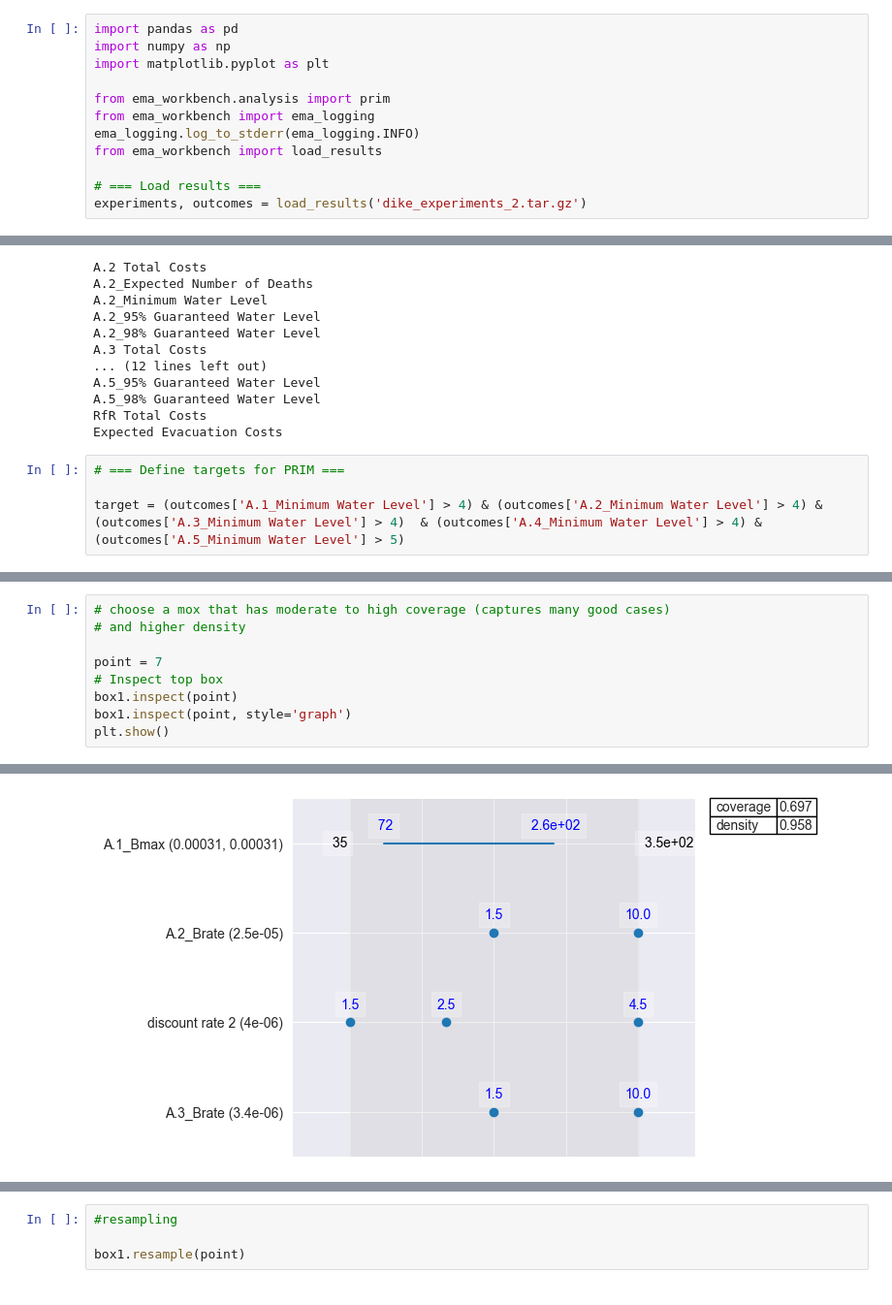
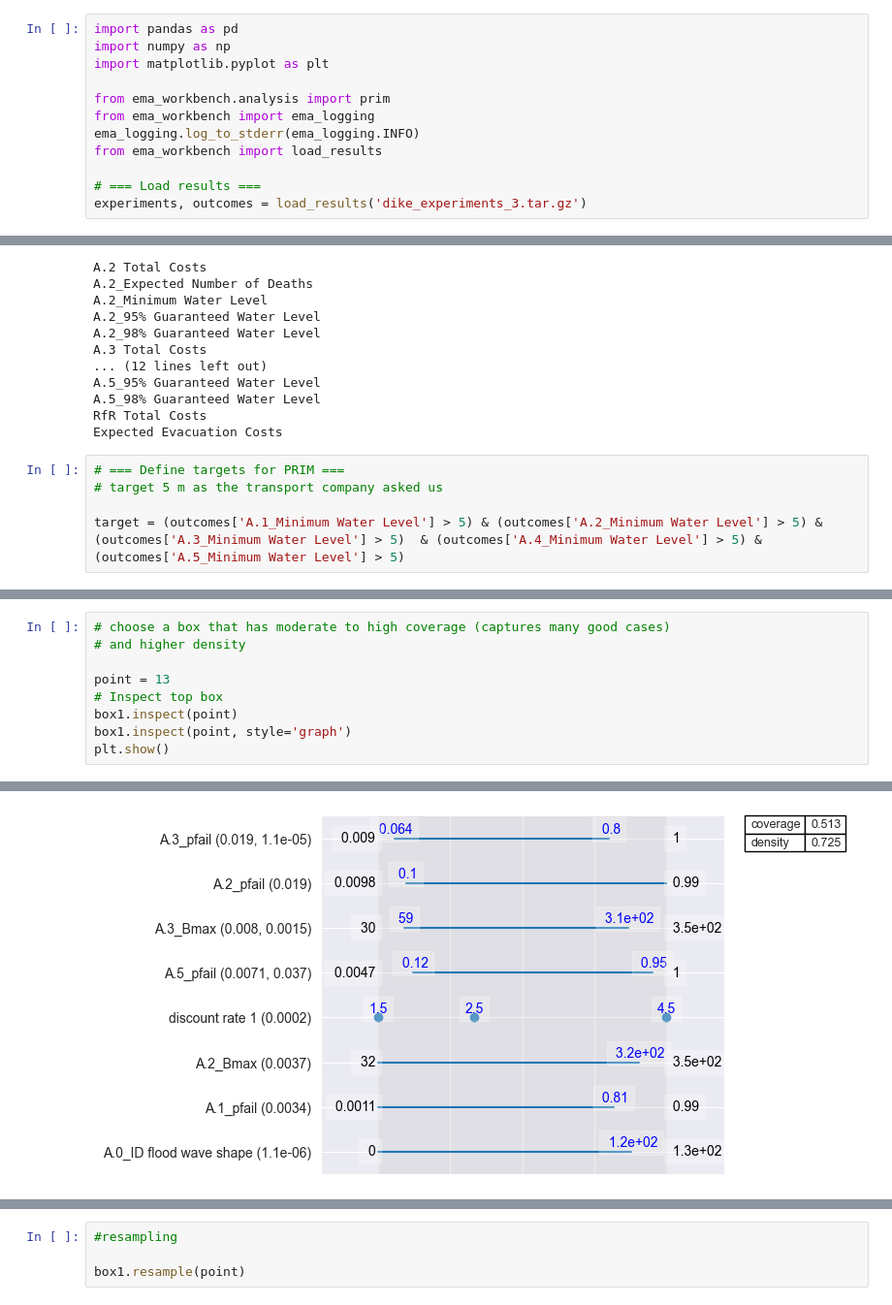
Before and after one commit to daniela1998/MBDM-Group-1, a Jupyter notebook: PRIM.ipynb, the cells around one changed output, grey strips where cells are left out. Shown at 97% size. Saved outputs shown, nothing was run; the diff lists cells and outputs as text.

```diff
--- a/PRIM.ipynb
+++ b/PRIM.ipynb
@@ -9,5 +9,5 @@ ema_logging.log_to_stderr(ema_logging.INFO)
 from ema_workbench import load_results
 
 # === Load results ===
-experiments, outcomes = load_results('dike_experiments_2.tar.gz')
+experiments, outcomes = load_results('dike_experiments_3.tar.gz')
 # %% [output]
@@ -66,8 +66,9 @@ RfR Total Costs
 Expected Evacuation Costs
 # %%
 # === Define targets for PRIM ===
+# target 5 m as the transport company asked us
 
-target = (outcomes['A.1_Minimum Water Level'] > 4) & (outcomes['A.2_Minimum Water Level'] > 4) & (outcomes['A.3_Minimum Water Level'] > 4)  & (outcomes['A.4_Minimum Water Level'] > 4) & (outcomes['A.5_Minimum Water Level'] > 5)
+target = (outcomes['A.1_Minimum Water Level'] > 5) & (outcomes['A.2_Minimum Water Level'] > 5) & (outcomes['A.3_Minimum Water Level'] > 5)  & (outcomes['A.4_Minimum Water Level'] > 5) & (outcomes['A.5_Minimum Water Level'] > 5)
 # %%
 # === Run PRIM ===
 prim_alg = prim.Prim(experiments, target, threshold=0.8, peel_alpha=0.1)
@@ -85,8 +86,8 @@ plt.show()
 # %%
-# choose a mox that has moderate to high coverage (captures many good cases)
+# choose a box that has moderate to high coverage (captures many good cases)
 # and higher density
 
-point = 7
+point = 13
 # Inspect top box
 box1.inspect(point)
 box1.inspect(point, style='graph')
@@ -111,2 +116,2 @@ A.1_Bmax                71.56906       255.564106  0.000312  0.000312
-[figure, old version]
+[figure, new version]
 # %%
```
Also changed, not shown: parts of 7 cells of this notebook.
